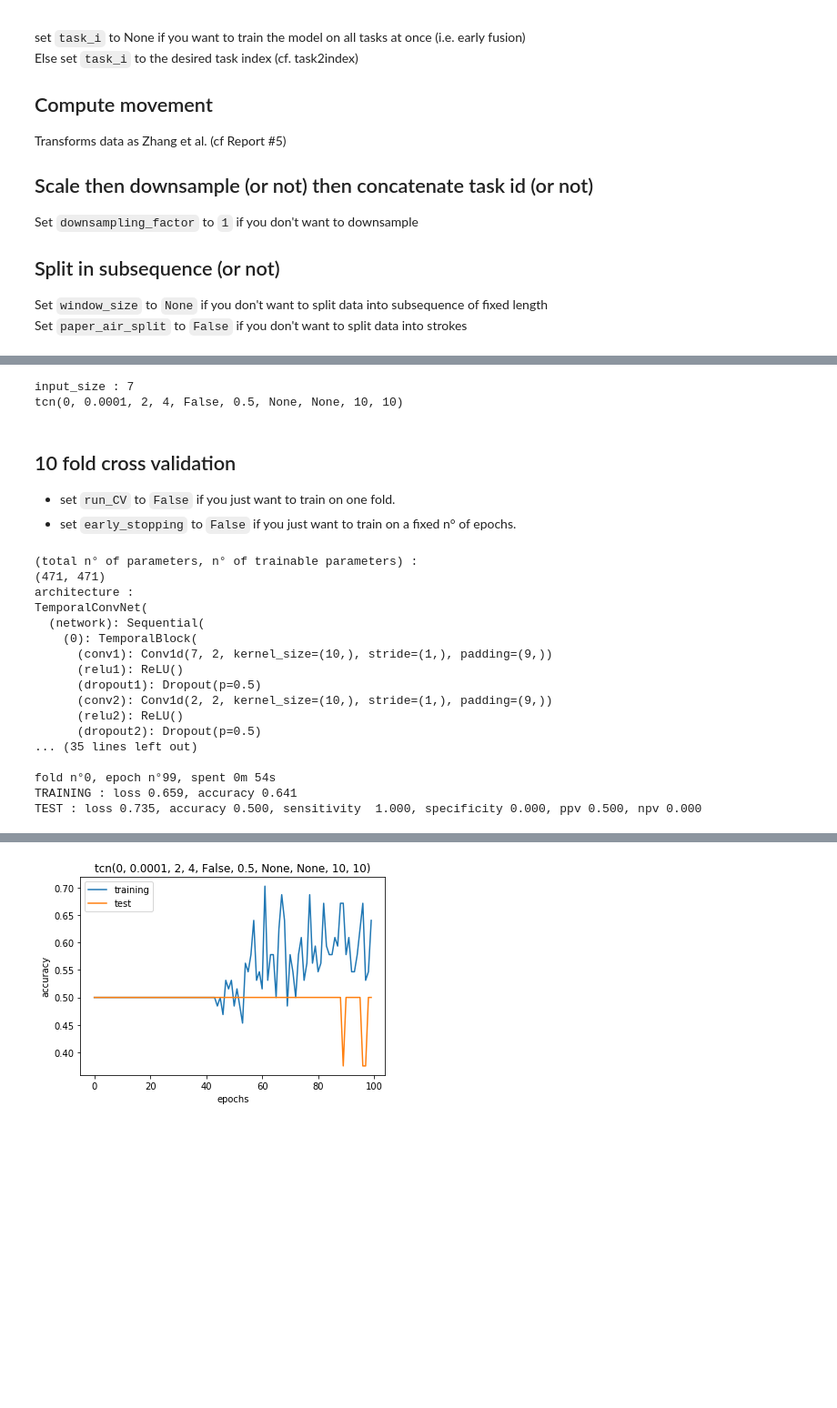
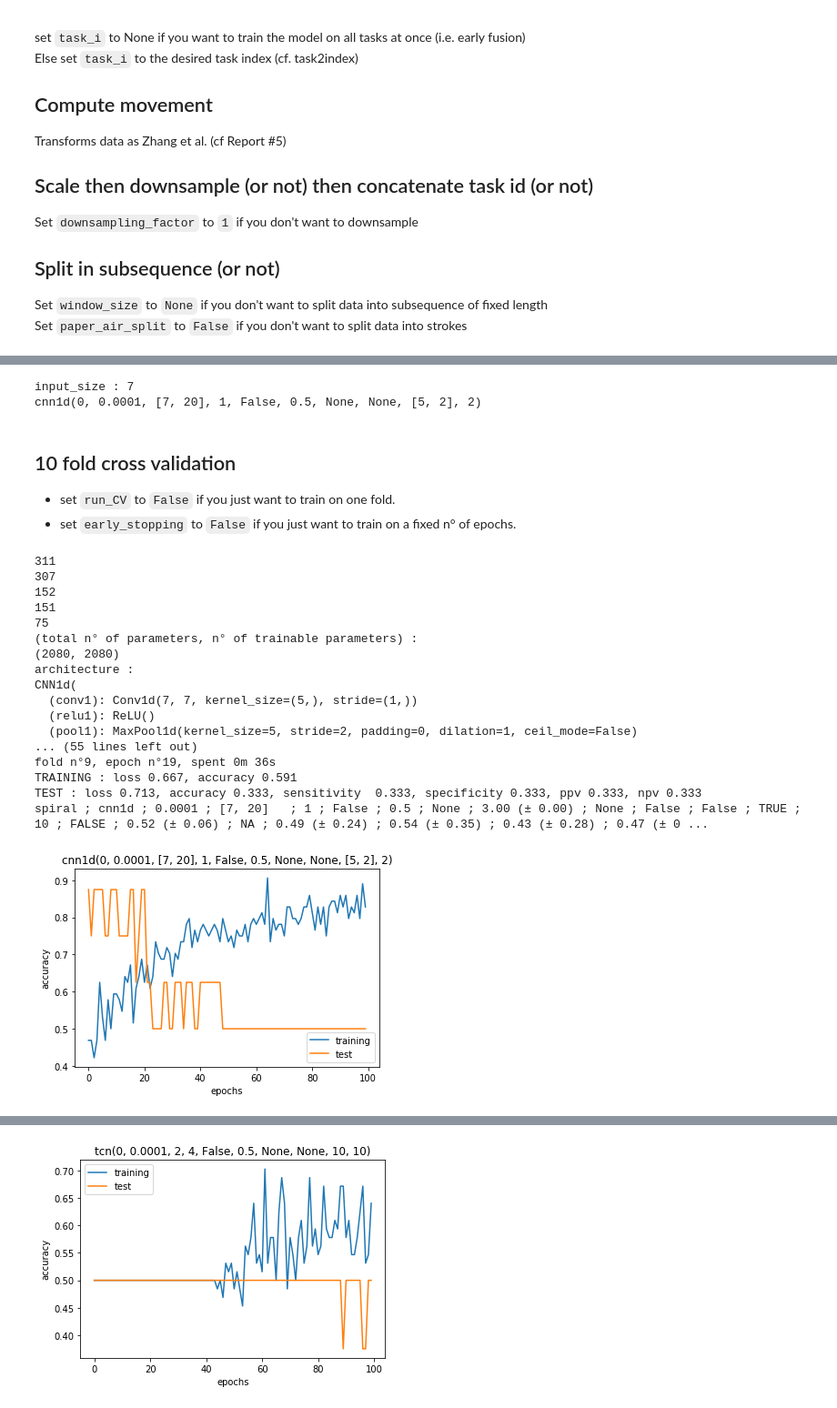
Before and after one commit to PaulLerner/deep_parkinson_handwriting, a Jupyter notebook: Main.ipynb, the cells around one changed output, grey strips where cells are left out. Shown at 91% size. Drawn from its saved outputs; the diff is of its cells as text; code cells hidden in the pictures; blank space fills up the shorter version.

```diff
--- a/Main.ipynb
+++ b/Main.ipynb
@@ -203,0 +207,3 @@ Choose model_type from models.
+# %%
+def get_out_size(out_size,padding,dilation,kernel_size,stride):
+    return (out_size+2*padding-dilation*(kernel_size-1)-1)//stride +1
@@ -204,16 +260,16 @@ Choose model_type from models.
 # %%
 models=["lstm","gru","tcn","cnn1d"]
-model_type="tcn"
+model_type=models[-1]#"tcn"
 assert model_type in models
 augmentation=False
 learning_rate = 1e-4
-hidden_size=2
-num_layers=4
+hidden_size=100
+num_layers=1
 bidirectional=False
 dropout=0.5
 clip=None#clipping value to clip the gradients norm : set to None if you don't want to clip
-kernel_size=10
-dilation_factor=10
+kernel_size=1
+dilation_factor=2
 #if we perform single task learning on the whole sequence
 if task_i is not None and window_size is None and not paper_air_split:
     input_size=len(data[0][0])#==7 if we take all the measures into account
@@ -227,6 +283,13 @@ output_size=1#binary classif : 1 means PD, 0 means control
 
 loss_fn=torch.nn.BCELoss()#Binary cross entropy
 
+kernel_size=[5,2]
+hidden_size=[7,20]
+padding=0
+#defined inside model as kernel_size=[i]//2 stride=10
+dilation=1
+
+
 if model_type=="tcn":
     num_channels=[hidden_size for _ in range(num_layers)]
 model_name=model_type+str((task_i,learning_rate,hidden_size,num_layers, bidirectional, dropout,
@@ -235,7 +298,7 @@ print("input_size :",input_size)
 print(model_name)
 # %% [output]
 input_size : 7
-tcn(0, 0.0001, 2, 4, False, 0.5, None, None, 10, 10)
+cnn1d(0, 0.0001, [7, 20], 1, False, 0.5, None, None, [5, 2], 2)
 # %% [markdown]
 ## 10 fold cross validation
 
@@ -243,9 +306,9 @@ tcn(0, 0.0001, 2, 4, False, 0.5, None, None, 10, 10)
 - set `early_stopping` to `False` if you just want to train on a fixed n° of epochs.
 # %%
 
-run_CV=False#if False, breaks after one fold, else runs CV
+run_CV=True#if False, breaks after one fold, else runs CV
 early_stopping=False
-n_epochs=100#max n° of epochs the model will be trained to
+n_epochs=20#max n° of epochs the model will be trained to
 #n° of epochs without improvement during which the model will wait before stopping (if early_stopping)
 patience = 10#useless if not early_stopping
 verbose=False
@@ -253,21 +316,21 @@ fold_train_metrics,fold_test_metrics,fold_falses=[],[],[]
 start = time()
 np.random.seed(1)
 save_to_print=""
-
+start_at_fold=0
 skf = StratifiedKFold(n_splits=10, random_state=1, shuffle=True)
 cv_generator=skf.split(data,targets)
 
 for fold,(train_index,test_index) in enumerate(cv_generator):
 
-    if fold in np.arange(0):
-        print("SKIPPING FOLD")
+    if fold in np.arange(start_at_fold):
+        print("SKIPPING FOLD n°",fold)
         continue
     train_metrics,test_metrics,falses=[],[],[]
 
     torch.manual_seed(1)#random seed for weights init
     if model_type=="tcn":
         model= TemporalConvNet(input_size,num_channels,kernel_size,dropout,output_size=1,dilation_factor=dilation_factor)
-    elif model_name=="lstm":
+    elif model_type=="lstm":
         model=Model(input_size, hidden_size,num_layers, bias,batch_first,
                      dropout,bidirectional, batch_size,output_size, is_lstm=True)
         model.init_forget_bias()
@@ -275,14 +338,14 @@ for fold,(train_index,test_index) in enumerate(cv_generator):
         model=Model(input_size, hidden_size,num_layers, bias,batch_first,
                      dropout,bidirectional, batch_size,output_size, is_lstm=False)
     elif model_type=="cnn1d":
-        model=CNN1d(input_size,hidden_size,dropout)
+        model=CNN1d(input_size,max_len,hidden_size,kernel_size ,padding,"redefined",dilation, dropout,output_size)
     else:
         raise ValueError("got {} as model_type but expected one of {}".format(model_type,models))
     model=model.to(device)
     optimizer = torch.optim.Adam(model.parameters(), lr=learning_rate)
     if fold==0:
         print("(total n° of parameters, n° of trainable parameters) :")
-        print(model.count_params())
+        print(count_params(model))
         print("architecture :")
         print(model)
 
@@ -345,20 +408,24 @@ if run_CV:
 
     shortest_fold=print_results()
 # %% [output]
+311
+307
+152
+151
+75
 (total n° of parameters, n° of trainable parameters) :
-(471, 471)
+(2080, 2080)
 architecture :
-TemporalConvNet(
-  (network): Sequential(
-    (0): TemporalBlock(
-      (conv1): Conv1d(7, 2, kernel_size=(10,), stride=(1,), padding=(9,))
-      (relu1): ReLU()
-      (dropout1): Dropout(p=0.5)
-      (conv2): Conv1d(2, 2, kernel_size=(10,), stride=(1,), padding=(9,))
-      (relu2): ReLU()
-      (dropout2): Dropout(p=0.5)
-... (35 lines left out)
-
-fold n°0, epoch n°99, spent 0m 54s
-TRAINING : loss 0.659, accuracy 0.641
-TEST : loss 0.735, accuracy 0.500, sensitivity  1.000, specificity 0.000, ppv 0.500, npv 0.000
+CNN1d(
+  (conv1): Conv1d(7, 7, kernel_size=(5,), stride=(1,))
+  (relu1): ReLU()
+  (pool1): MaxPool1d(kernel_size=5, stride=2, padding=0, dilation=1, ceil_mode=False)
+... (55 lines left out)
+fold n°9, epoch n°19, spent 0m 36s
+TRAINING : loss 0.667, accuracy 0.591
+TEST : loss 0.713, accuracy 0.333, sensitivity  0.333, specificity 0.333, ppv 0.333, npv 0.333
+spiral ; cnn1d ; 0.0001 ; [7, 20]   ; 1 ; False ; 0.5 ; None ; 3.00 (± 0.00) ; None ; False ; False ; TRUE ; 10 ; FALSE ; 0.52 (± 0.06) ; NA ; 0.49 (± 0.24) ; 0.54 (± 0.35) ; 0.43 (± 0.28) ; 0.47 (± 0 ...
+# %%
+plot(1,train_metrics,None,test_metrics,False)
+# %% [output]
+[figure, added]
```
Also changed, not shown: parts of 25 cells of this notebook, 11 other files.
